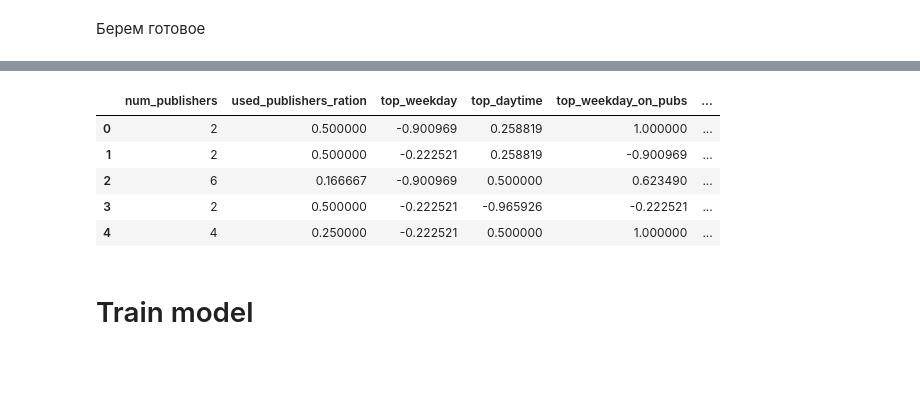
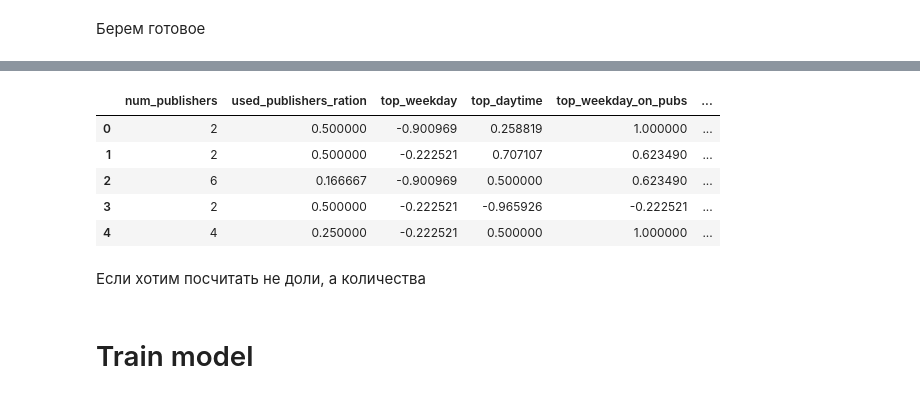
Before and after one commit to EgorChernov5/VILLKA, a Jupyter notebook: notebooks/training.ipynb, the cells around one changed output, grey strips where cells are left out. Cells and saved outputs as stored; diff of their text form; code cells hidden in the pictures; blank space fills up the shorter version.

```diff
--- a/notebooks/training.ipynb
+++ b/notebooks/training.ipynb
@@ -382,11 +489,13 @@ ext_validate_ds.head()
 # %%
-ext_validate_ds_path = os.path.join(OUTPUT_DATA_PATH, "ext_validate.csv")
+ext_validate_ds_path = os.path.join(OUTPUT_DATA_PATH, "ext_validate2.csv")
 ext_validate_ds = pd.read_csv(ext_validate_ds_path)
 ext_validate_ds.head()
 # %% [output]
 |  | num_publishers | used_publishers_ration | top_weekday | top_daytime | top_weekday_on_pubs | ... |
 | 0 | 2 | 0.500000 | -0.900969 | 0.258819 | 1.000000 | ... |
-| 1 | 2 | 0.500000 | -0.222521 | 0.258819 | -0.900969 | ... |
+| 1 | 2 | 0.500000 | -0.222521 | 0.707107 | 0.623490 | ... |
 | 2 | 6 | 0.166667 | -0.900969 | 0.500000 | 0.623490 | ... |
 | 3 | 2 | 0.500000 | -0.222521 | -0.965926 | -0.222521 | ... |
 | 4 | 4 | 0.250000 | -0.222521 | 0.500000 | 1.000000 | ... |
+# %% [markdown]
+Если хотим посчитать не доли, а количества
```
Also changed, not shown: parts of 37 cells of this notebook, 3 other files.
